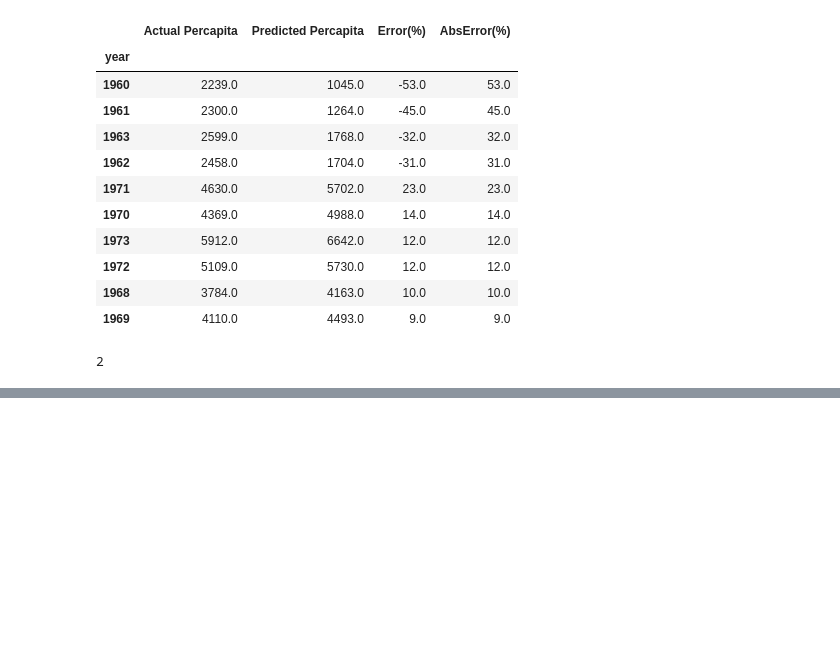
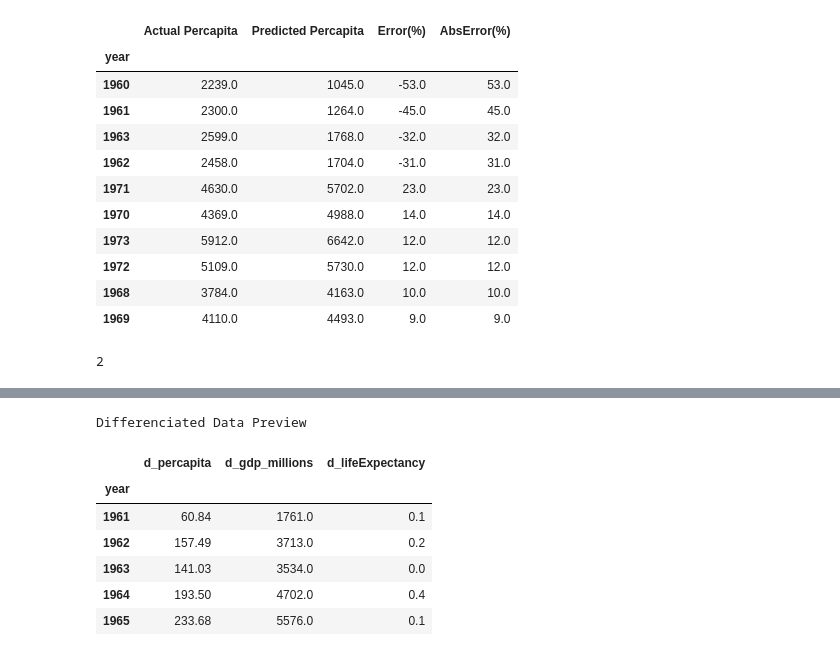
Before and after one commit to webdev408/ML-Canadian-Economic-Predictions-time-series-data, a Jupyter notebook: start.ipynb, the cells around one changed output, grey strips where cells are left out. Cells and saved outputs as stored; diff of their text form; code cells hidden in the pictures; blank space fills up the shorter version.

```diff
--- a/start.ipynb
+++ b/start.ipynb
@@ -226,0 +280,19 @@ display(round(render_table.nlargest(10, 'AbsError(%)')),2)
+# %%
+numeric_cols = df.select_dtypes(include=[np.number])
+diff_df = numeric_cols.copy()
+diff_df['d_percapita'] = diff_df['percapita'].diff()
+diff_df['d_gdp_millions'] = diff_df['gdp_millions'].diff()
+diff_df['d_lifeExpectancy'] = diff_df['lifeExpectancy'].diff()
+# drop first row NaN that arose due to first differnce
+diff_df = diff_df.dropna()
+print('Differenciated Data Preview')
+display(diff_df[['d_percapita', 'd_gdp_millions', 'd_lifeExpectancy']].head())
+# %% [output]
+Differenciated Data Preview
+|  | d_percapita | d_gdp_millions | d_lifeExpectancy |
+| year |  |  |  |
+| 1961 | 60.84 | 1761.0 | 0.1 |
+| 1962 | 157.49 | 3713.0 | 0.2 |
+| 1963 | 141.03 | 3534.0 | 0.0 |
+| 1964 | 193.50 | 4702.0 | 0.4 |
+| 1965 | 233.68 | 5576.0 | 0.1 |
```
Also changed, not shown: parts of 18 cells of this notebook.
